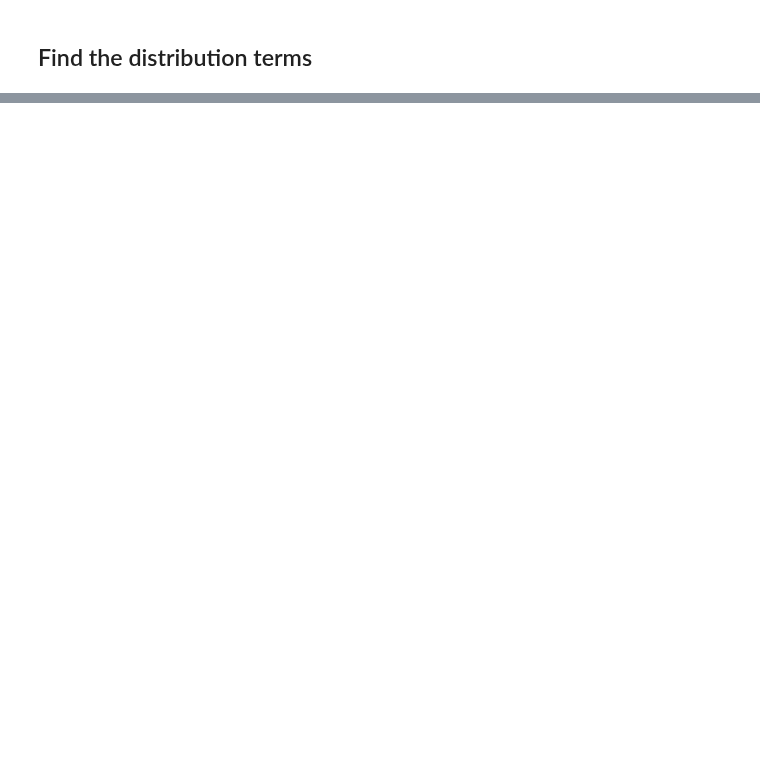
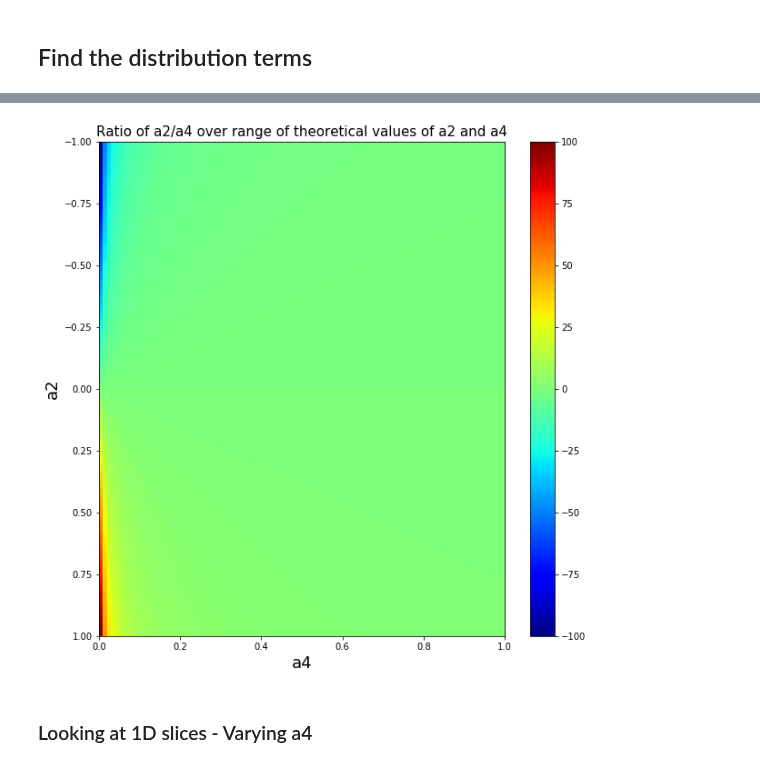
Before and after one commit to mfkiwl/splineDIC, a Jupyter notebook: notebooks/exploratory/stp_explore_ODF_extraction.ipynb, the cells around one changed output, grey strips where cells are left out. Cells and saved outputs as stored; diff of their text form; code cells hidden in the pictures; blank space fills up the shorter version.

```diff
--- a/notebooks/exploratory/stp_explore_ODF_extraction.ipynb
+++ b/notebooks/exploratory/stp_explore_ODF_extraction.ipynb
@@ -191,0 +269,11 @@ Final residual: 3.502041871064803e-15
+# %%
+fig = plt.figure(figsize=(10, 10))
+plt.imshow(ratio, cmap='jet', extent=[0, 1, 1, -1], aspect='auto')
+plt.colorbar();
+plt.title('Ratio of a2/a4 over range of theoretical values of a2 and a4', size=15);
+plt.xlabel('a4', size=18)
+plt.ylabel('a2', size=18);
+# %% [output]
+[figure, added]
+# %% [markdown]
+### Looking at 1D slices - Varying a4
```
Also changed, not shown: parts of 33 cells of this notebook.
